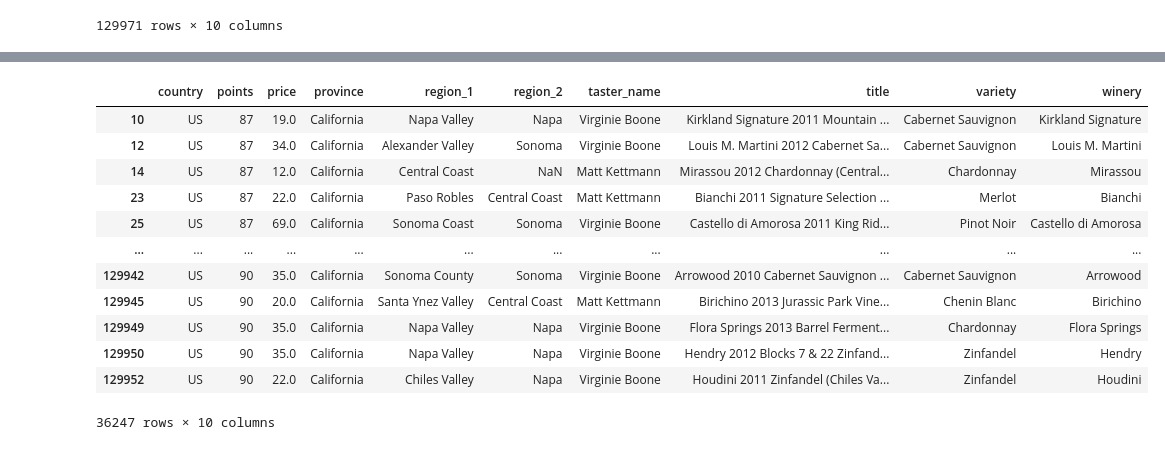
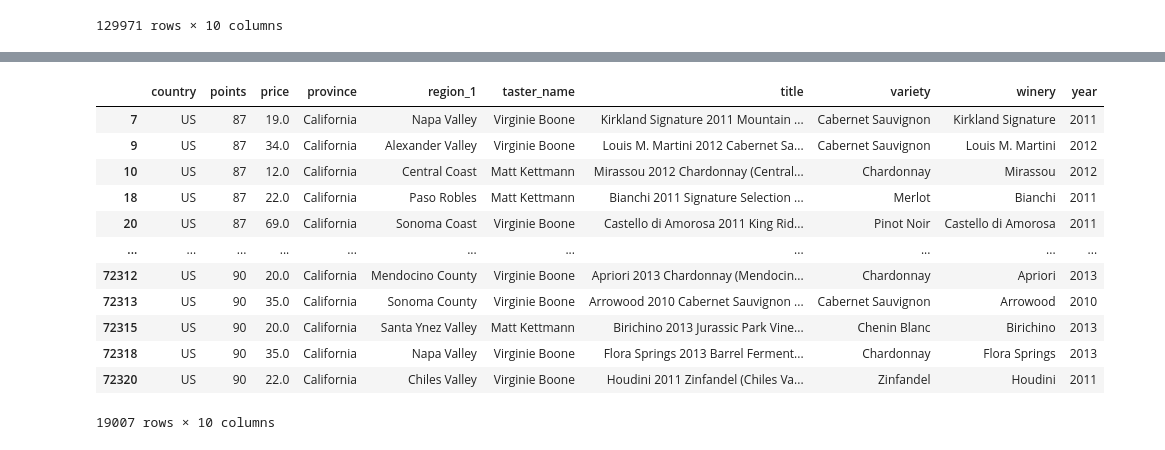
Before and after one commit to 4Reference/Project1, a Jupyter notebook: wine_analysis.ipynb, the cells around one changed output, grey strips where cells are left out. Drawn from its saved outputs; the diff is of its cells as text; code cells hidden in the pictures.

```diff
--- a/wine_analysis.ipynb
+++ b/wine_analysis.ipynb
@@ -90,3 +119,7 @@ wine_df2
 | 129969 | France | 90 | 32.0 | Alsace | Alsace | NaN | Roger Voss | Domaine Marcel Deiss 2012 Pinot G... | Pinot Gris | Domaine Marcel Deiss |
 | 129970 | France | 90 | 21.0 | Alsace | Alsace | NaN | Roger Voss | Domaine Schoffit 2012 Lieu-dit Ha... | Gewürztraminer | Domaine Schoffit |
 129971 rows × 10 columns
+# %%
+#wine_df3 = wine_df.drop('region_2', axis=1)
+wine_df3 = wine_df.drop(['Unnamed: 0' , 'region_2'], axis=1)
+wine_df3.count()
@@ -92,0 +137,4 @@ wine_df2
+# %%
+clean_wine_df3 = wine_df3.dropna()
+clean_wine_df3 = clean_wine_df3.reset_index()
+clean_wine_df3
@@ -92,0 +155,14 @@ wine_df2
+# %%
+# extract year from column title
+clean_wine_df3_yr = clean_wine_df3.copy()
+
+for index, row in clean_wine_df3_yr.iterrows():
+    if len(''.join(filter(lambda i: i.isdigit(), clean_wine_df3_yr['title'][index]))) == 4:
+        clean_wine_df3_yr.loc[index, 'year'] = ''.join(filter(lambda i: i.isdigit(), clean_wine_df3_yr['title'][index]))
+
+print([clean_wine_df3_yr.count()])
+reclean_wine_df3_yr = clean_wine_df3_yr.dropna()
+reclean_wine_df3_yr = reclean_wine_df3_yr.reset_index()
+print([reclean_wine_df3_yr.count()])
+print([reclean_wine_df3_yr['year'].min()])
+print([reclean_wine_df3_yr['year'].max()])
@@ -92,0 +187,7 @@ wine_df2
+# %%
+CWD = reclean_wine_df3_yr.copy()
+CWD = CWD.drop(['level_0' , 'index'], axis=1)
+
+output_data_file = "output_data/clean_wine_data.csv"
+
+CWD.to_csv(output_data_file, encoding='utf-8', index=False)
@@ -93,18 +210,18 @@ wine_df2
 # %%
 # Find Califorinian wines
-california_wines = wine_df2.loc[wine_df2['province'] == "California"]
+california_wines = CWD.loc[CWD['province'] == "California"]
 california_wines
 # %% [output]
-|  | country | points | price | province | region_1 | region_2 | taster_name | title | variety | winery |
-| 10 | US | 87 | 19.0 | California | Napa Valley | Napa | Virginie Boone | Kirkland Signature 2011 Mountain ... | Cabernet Sauvignon | Kirkland Signature |
-| 12 | US | 87 | 34.0 | California | Alexander Valley | Sonoma | Virginie Boone | Louis M. Martini 2012 Cabernet Sa... | Cabernet Sauvignon | Louis M. Martini |
-| 14 | US | 87 | 12.0 | California | Central Coast | NaN | Matt Kettmann | Mirassou 2012 Chardonnay (Central... | Chardonnay | Mirassou |
-| 23 | US | 87 | 22.0 | California | Paso Robles | Central Coast | Matt Kettmann | Bianchi 2011 Signature Selection ... | Merlot | Bianchi |
-| 25 | US | 87 | 69.0 | California | Sonoma Coast | Sonoma | Virginie Boone | Castello di Amorosa 2011 King Rid... | Pinot Noir | Castello di Amorosa |
+|  | country | points | price | province | region_1 | taster_name | title | variety | winery | year |
+| 7 | US | 87 | 19.0 | California | Napa Valley | Virginie Boone | Kirkland Signature 2011 Mountain ... | Cabernet Sauvignon | Kirkland Signature | 2011 |
+| 9 | US | 87 | 34.0 | California | Alexander Valley | Virginie Boone | Louis M. Martini 2012 Cabernet Sa... | Cabernet Sauvignon | Louis M. Martini | 2012 |
+| 10 | US | 87 | 12.0 | California | Central Coast | Matt Kettmann | Mirassou 2012 Chardonnay (Central... | Chardonnay | Mirassou | 2012 |
+| 18 | US | 87 | 22.0 | California | Paso Robles | Matt Kettmann | Bianchi 2011 Signature Selection ... | Merlot | Bianchi | 2011 |
+| 20 | US | 87 | 69.0 | California | Sonoma Coast | Virginie Boone | Castello di Amorosa 2011 King Rid... | Pinot Noir | Castello di Amorosa | 2011 |
 | ... | ... | ... | ... | ... | ... | ... | ... | ... | ... | ... |
-| 129942 | US | 90 | 35.0 | California | Sonoma County | Sonoma | Virginie Boone | Arrowood 2010 Cabernet Sauvignon ... | Cabernet Sauvignon | Arrowood |
-| 129945 | US | 90 | 20.0 | California | Santa Ynez Valley | Central Coast | Matt Kettmann | Birichino 2013 Jurassic Park Vine... | Chenin Blanc | Birichino |
-| 129949 | US | 90 | 35.0 | California | Napa Valley | Napa | Virginie Boone | Flora Springs 2013 Barrel Ferment... | Chardonnay | Flora Springs |
-| 129950 | US | 90 | 35.0 | California | Napa Valley | Napa | Virginie Boone | Hendry 2012 Blocks 7 & 22 Zinfand... | Zinfandel | Hendry |
-| 129952 | US | 90 | 22.0 | California | Chiles Valley | Napa | Virginie Boone | Houdini 2011 Zinfandel (Chiles Va... | Zinfandel | Houdini |
+| 72312 | US | 90 | 20.0 | California | Mendocino County | Virginie Boone | Apriori 2013 Chardonnay (Mendocin... | Chardonnay | Apriori | 2013 |
+| 72313 | US | 90 | 35.0 | California | Sonoma County | Virginie Boone | Arrowood 2010 Cabernet Sauvignon ... | Cabernet Sauvignon | Arrowood | 2010 |
+| 72315 | US | 90 | 20.0 | California | Santa Ynez Valley | Matt Kettmann | Birichino 2013 Jurassic Park Vine... | Chenin Blanc | Birichino | 2013 |
+| 72318 | US | 90 | 35.0 | California | Napa Valley | Virginie Boone | Flora Springs 2013 Barrel Ferment... | Chardonnay | Flora Springs | 2013 |
+| 72320 | US | 90 | 22.0 | California | Chiles Valley | Virginie Boone | Houdini 2011 Zinfandel (Chiles Va... | Zinfandel | Houdini | 2011 |
-36247 rows × 10 columns
+19007 rows × 10 columns
```
Also changed, not shown: parts of 34 cells of this notebook, 1 other file.
